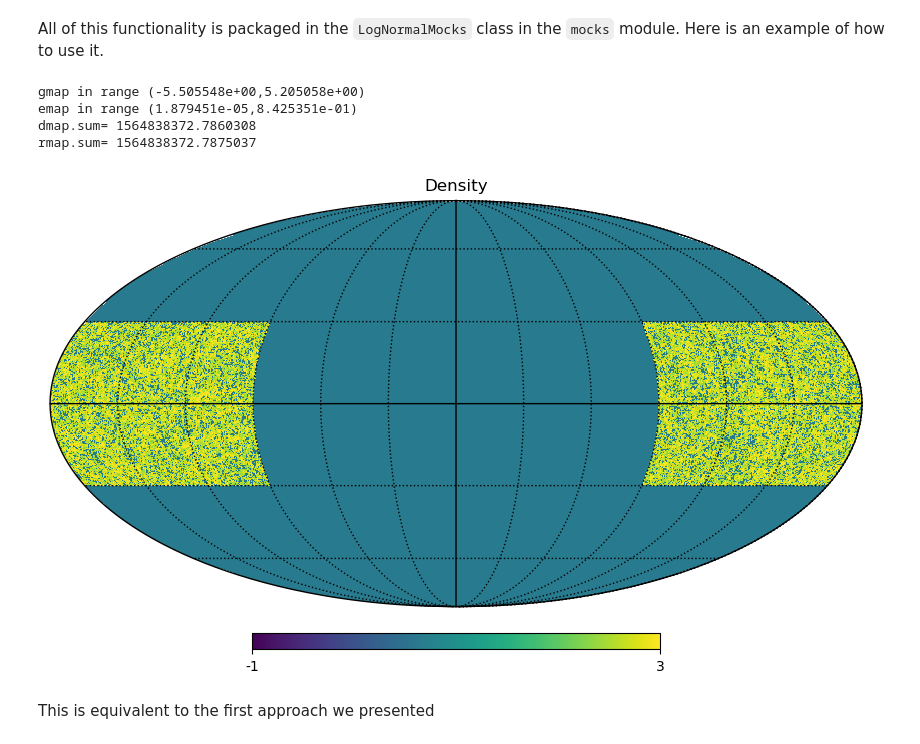
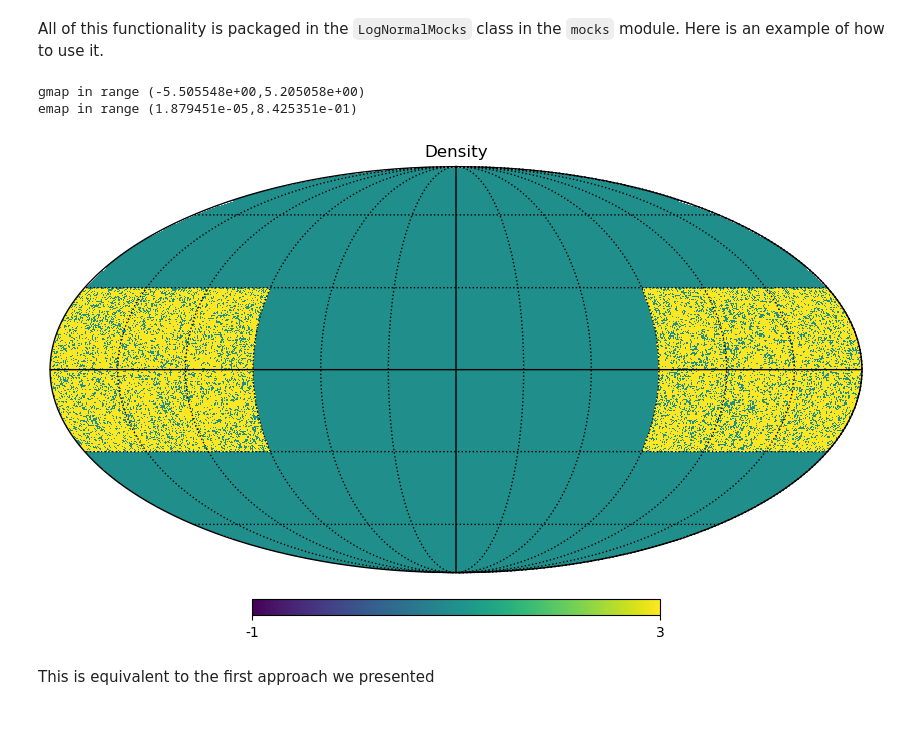
Before and after one commit to martinjameswhite/directsht, a Jupyter notebook: notebooks/making_mocks.ipynb, the cells around one changed output. Saved outputs shown, nothing was run; the diff lists cells and outputs as text; code cells hidden in the pictures.

```diff
--- a/notebooks/making_mocks.ipynb
+++ b/notebooks/making_mocks.ipynb
@@ -102,31 +83,23 @@ All of this functionality is packaged in the `LogNormalMocks` class in the `mock
 # %%
 import sys
 sys.path.append('../sht')
 from  mocks import LogNormalMocks
 
 # Initialize a helper object from which to draw realizations
-Mocks_obj = LogNormalMocks(npnt_fullsky, nside=2048, theta_range=[np.arccos(0.5), np.arccos(-0.5)],
-                         phi_range=[np.pi/2, 3*np.pi/2])
+Mocks_obj = LogNormalMocks(npnt_fullsky, nside=2048,
+                           theta_range=[np.arccos(0.5), np.arccos(-0.5)],
+                           phi_range=[np.pi/2, 3*np.pi/2])
 
 # Draw a realization, specifying the random seem if you want
 t, p, w = Mocks_obj(seed=0)
 
 dmap_v2 = make_map(t,p,w  ,nside)
-print("dmap.sum=",np.sum(dmap_v2))
-print("rmap.sum=",np.sum(rmap))
-# Remove pixels where we have data but no randoms,
-# then generate the 1+delta field.
-dmap_v2[rmap<=0]=0.0
-dmap_v2 = dmap_v2/(rmap+1e-30)
-ma   = hp.pixelfunc.ma(dmap_v2)
 hp.mollview(dmap_v2,min=-1,max=3,norm='hist',title='Density')
 hp.graticule()
 # %% [output]
 gmap in range (-5.505548e+00,5.205058e+00)
 emap in range (1.879451e-05,8.425351e-01)
-dmap.sum= 1564838372.7860308
-rmap.sum= 1564838372.7875037
-[figure, old version]
+[figure, new version]
 # %% [markdown]
 This is equivalent to the first approach we presented
 # %%
```
Also changed, not shown: parts of 5 cells of this notebook.
